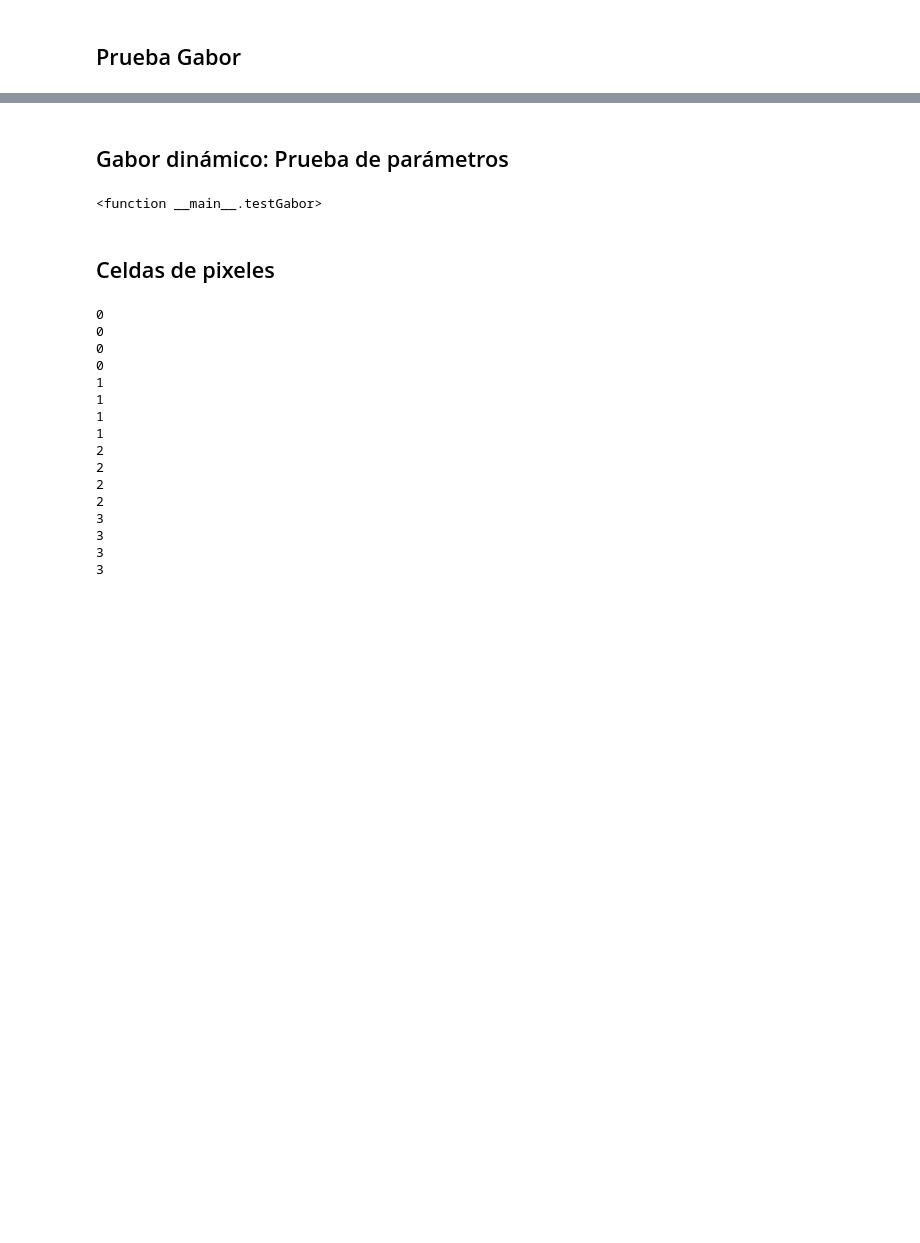
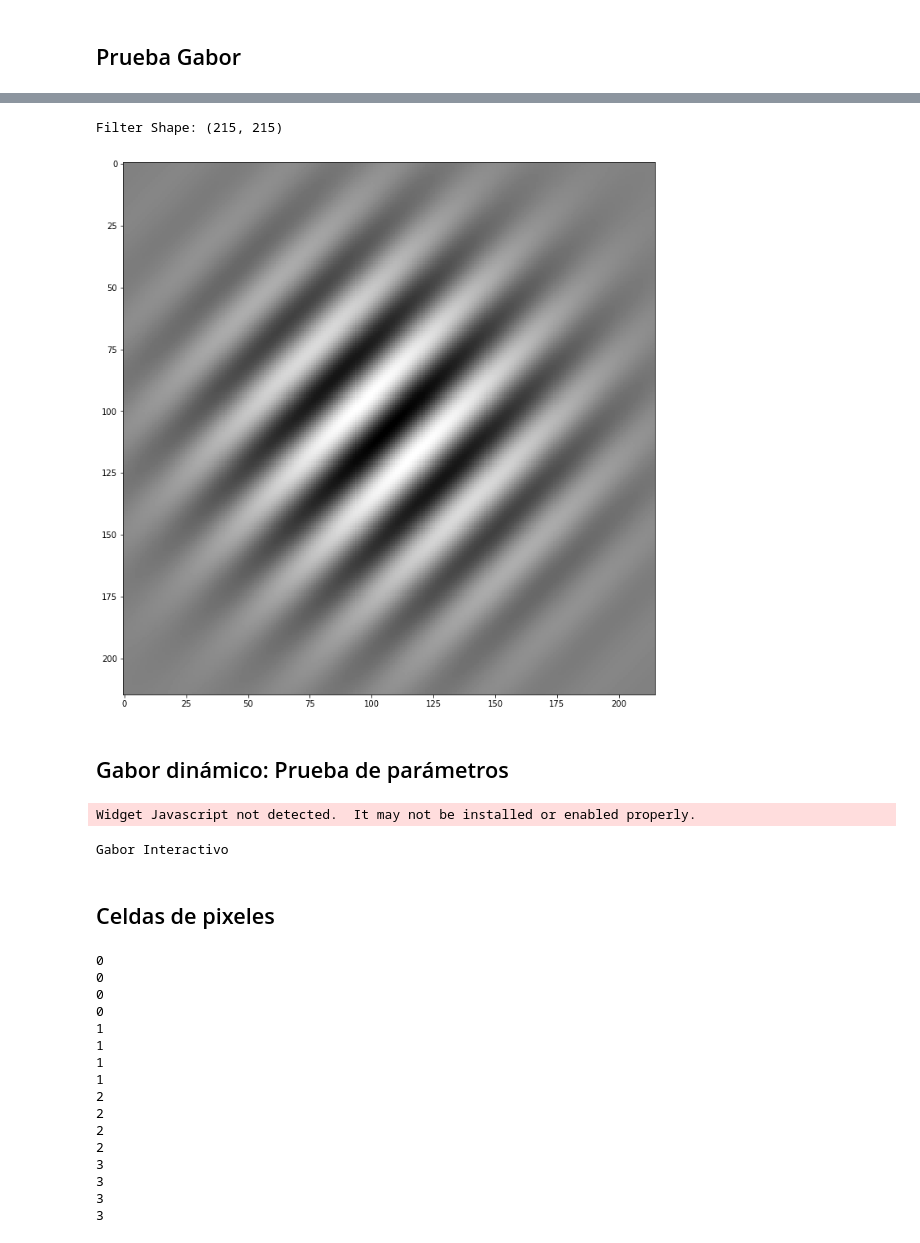
Before and after one commit to gabrieldelaparra/CC5508-2017-1-Tarea5, a Jupyter notebook: Tarea5.ipynb, the cells around one changed output, grey strips where cells are left out. Cells and saved outputs as stored; diff of their text form; code cells hidden in the pictures; blank space fills up the shorter version.

```diff
--- a/Tarea5.ipynb
+++ b/Tarea5.ipynb
@@ -67,15 +80,25 @@ print(gabor.shape)
+# %%
+gabor = gabor_fn(math.pi/4, 30, 50, 50)
+print("Filter Shape:",gabor.shape)
+plt.imshow(gabor, cmap="binary")
+plt.show()
+# %% [output]
+Filter Shape: (215, 215)
+[figure, added]
 # %% [markdown]
 ## Gabor dinámico: Prueba de parámetros
 # %%
 def testGabor(theta = math.pi/4, Lambda = 30, sigma_x=40, sigma_y=40):
     gabor = gabor_fn(theta, Lambda, sigma_x, sigma_y)
-    #fig, ax = plt.subplots()
     plt.imshow(gabor, cmap="binary")
+    print("Filter Shape:",gabor.shape)
     plt.show()
 
 interact(testGabor, theta = (0, math.pi), Lambda = (0,100), sigma_x=(0,100), sigma_y=(0,100))
+print("Gabor Interactivo")
 # %% [output]
-<function __main__.testGabor>
+Widget Javascript not detected.  It may not be installed or enabled properly.
+Gabor Interactivo
 # %% [markdown]
 ## Celdas de pixeles
 # %%
```
Also changed, not shown: parts of 27 cells of this notebook, 7 other files.
